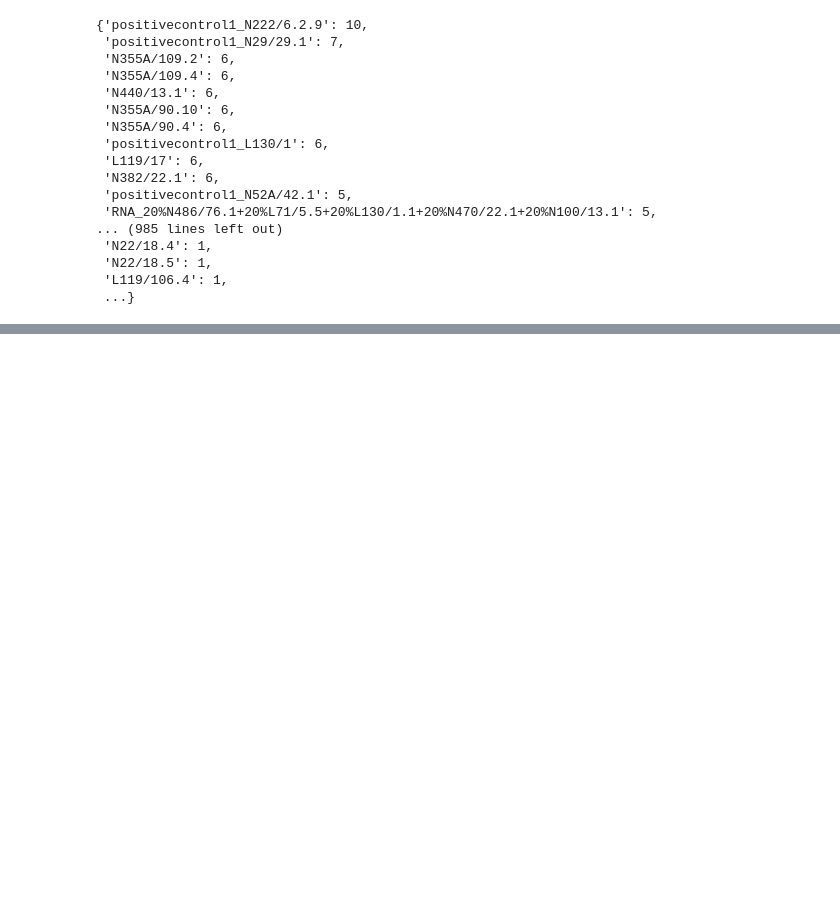
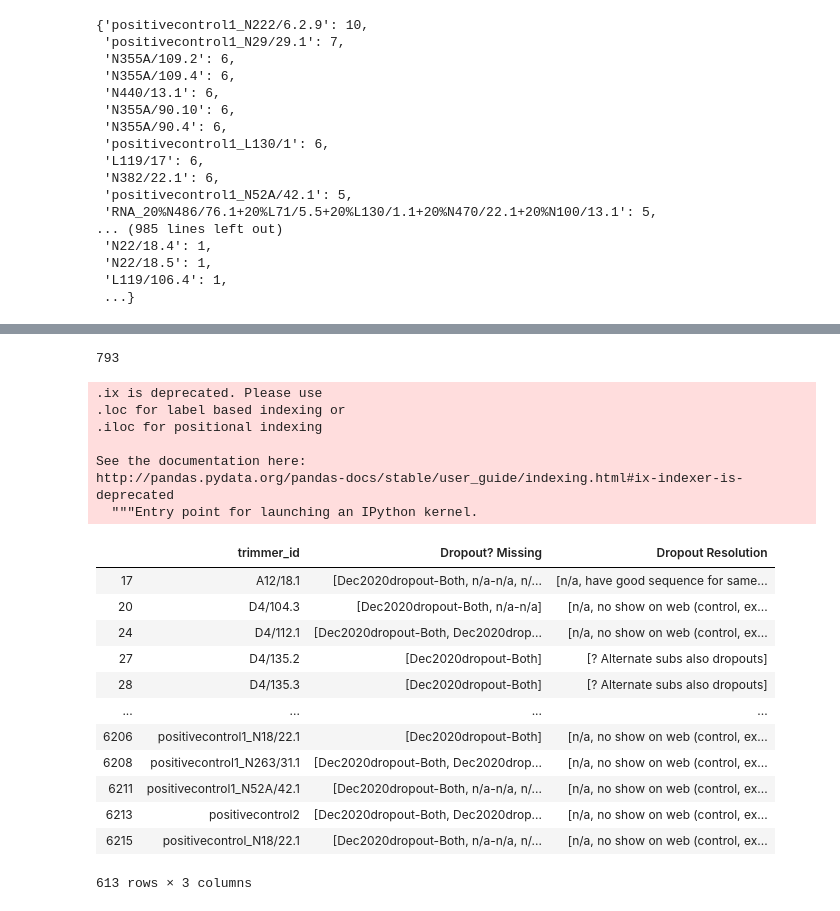
Before and after one commit to ucdavis-bioinformatics/NeuroMabSeq, a Jupyter notebook: trimmer/DropoutandDups.ipynb, the cells around one changed output, grey strips where cells are left out. Drawn from its saved outputs; the diff is of its cells as text; code cells hidden in the pictures; blank space fills up the shorter version.

```diff
--- a/trimmer/DropoutandDups.ipynb
+++ b/trimmer/DropoutandDups.ipynb
@@ -148,0 +211,4 @@ for index,row in data.iterrows():
+# %%
+list(dropout['Dropout? Missing']).count('Dec2020dropout-Both')
+# %% [output]
+793
@@ -148,0 +242,23 @@ for index,row in data.iterrows():
+# %%
+grouped.ix[list_both]
+# %% [output]
+.ix is deprecated. Please use
+.loc for label based indexing or
+.iloc for positional indexing
+
+See the documentation here:
+http://pandas.pydata.org/pandas-docs/stable/user_guide/indexing.html#ix-indexer-is-deprecated
+  """Entry point for launching an IPython kernel.
+|  | trimmer_id | Dropout? Missing | Dropout Resolution |
+| 17 | A12/18.1 | [Dec2020dropout-Both, n/a-n/a, n/... | [n/a, have good sequence for same... |
+| 20 | D4/104.3 | [Dec2020dropout-Both, n/a-n/a] | [n/a, no show on web (control, ex... |
+| 24 | D4/112.1 | [Dec2020dropout-Both, Dec2020drop... | [n/a, no show on web (control, ex... |
+| 27 | D4/135.2 | [Dec2020dropout-Both] | [? Alternate subs also dropouts] |
+| 28 | D4/135.3 | [Dec2020dropout-Both] | [? Alternate subs also dropouts] |
+| ... | ... | ... | ... |
+| 6206 | positivecontrol1_N18/22.1 | [Dec2020dropout-Both] | [n/a, no show on web (control, ex... |
+| 6208 | positivecontrol1_N263/31.1 | [Dec2020dropout-Both, Dec2020drop... | [n/a, no show on web (control, ex... |
+| 6211 | positivecontrol1_N52A/42.1 | [Dec2020dropout-Both, n/a-n/a, n/... | [n/a, no show on web (control, ex... |
+| 6213 | positivecontrol2 | [Dec2020dropout-Both, Dec2020drop... | [n/a, no show on web (control, ex... |
+| 6215 | positivecontrol_N18/22.1 | [Dec2020dropout-Both, n/a-n/a, n/... | [n/a, no show on web (control, ex... |
+613 rows × 3 columns
```
Also changed, not shown: parts of 16 cells of this notebook, 9 other files.
